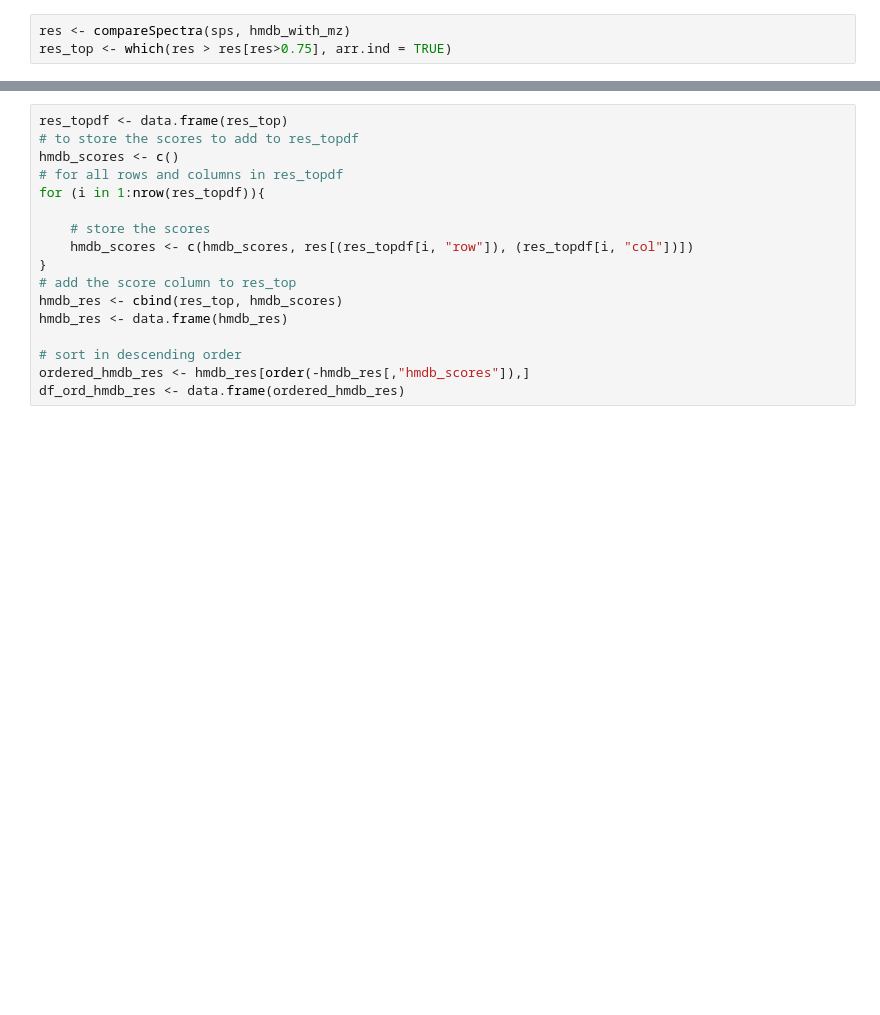
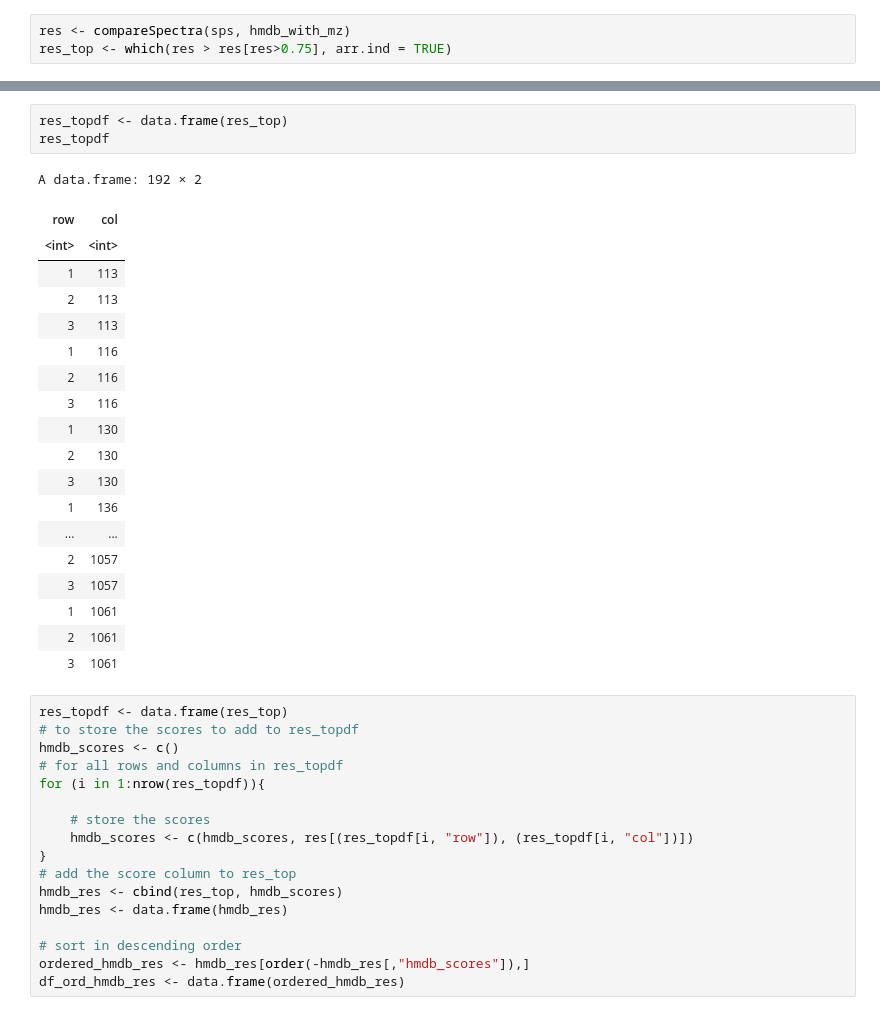
Before and after one commit to zmahnoor14/MAW-Benchmark, a Jupyter notebook: MAW-R_file_6M285R540ID286.ipynb, the cells around one changed output, grey strips where cells are left out. Saved outputs shown, nothing was run; the diff lists cells and outputs as text; blank space fills up the shorter version.

```diff
--- a/MAW-R_file_6M285R540ID286.ipynb
+++ b/MAW-R_file_6M285R540ID286.ipynb
@@ -86,3 +139,26 @@ res_top <- which(res > res[res>0.75], arr.ind = TRUE)
+# %%
+res_topdf <- data.frame(res_top)
+res_topdf
+# %% [output]
+A data.frame: 192 × 2
+| row | col |
+| <int> | <int> |
+| 1 | 113 |
+| 2 | 113 |
+| 3 | 113 |
+| 1 | 116 |
+| 2 | 116 |
+| 3 | 116 |
+| 1 | 130 |
+| 2 | 130 |
+| 3 | 130 |
+| 1 | 136 |
+| ... | ... |
+| 2 | 1057 |
+| 3 | 1057 |
+| 1 | 1061 |
+| 2 | 1061 |
+| 3 | 1061 |
 # %%
 res_topdf <- data.frame(res_top)
 # to store the scores to add to res_topdf
```
Also changed, not shown: parts of 14 cells of this notebook, 19 other files.
